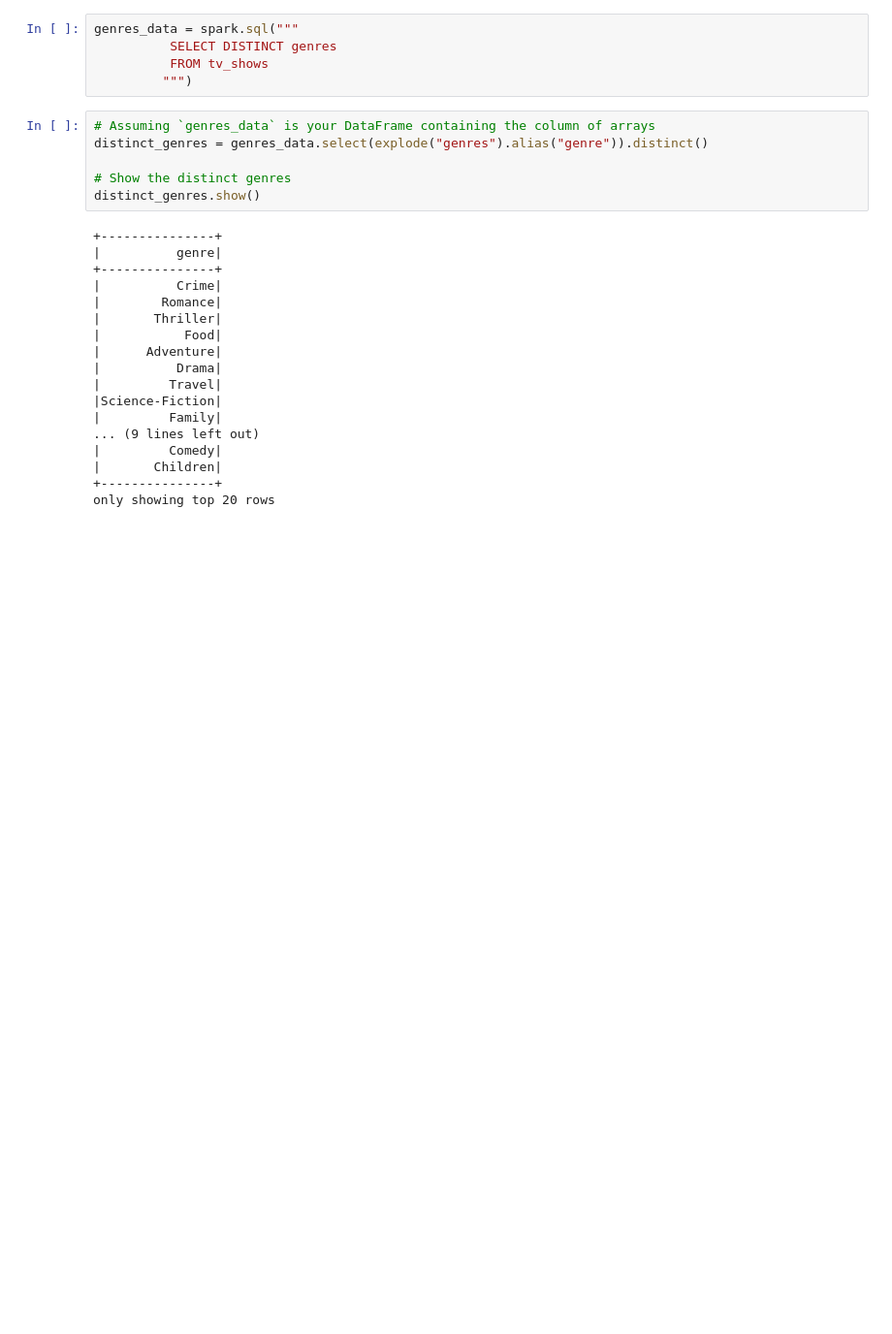
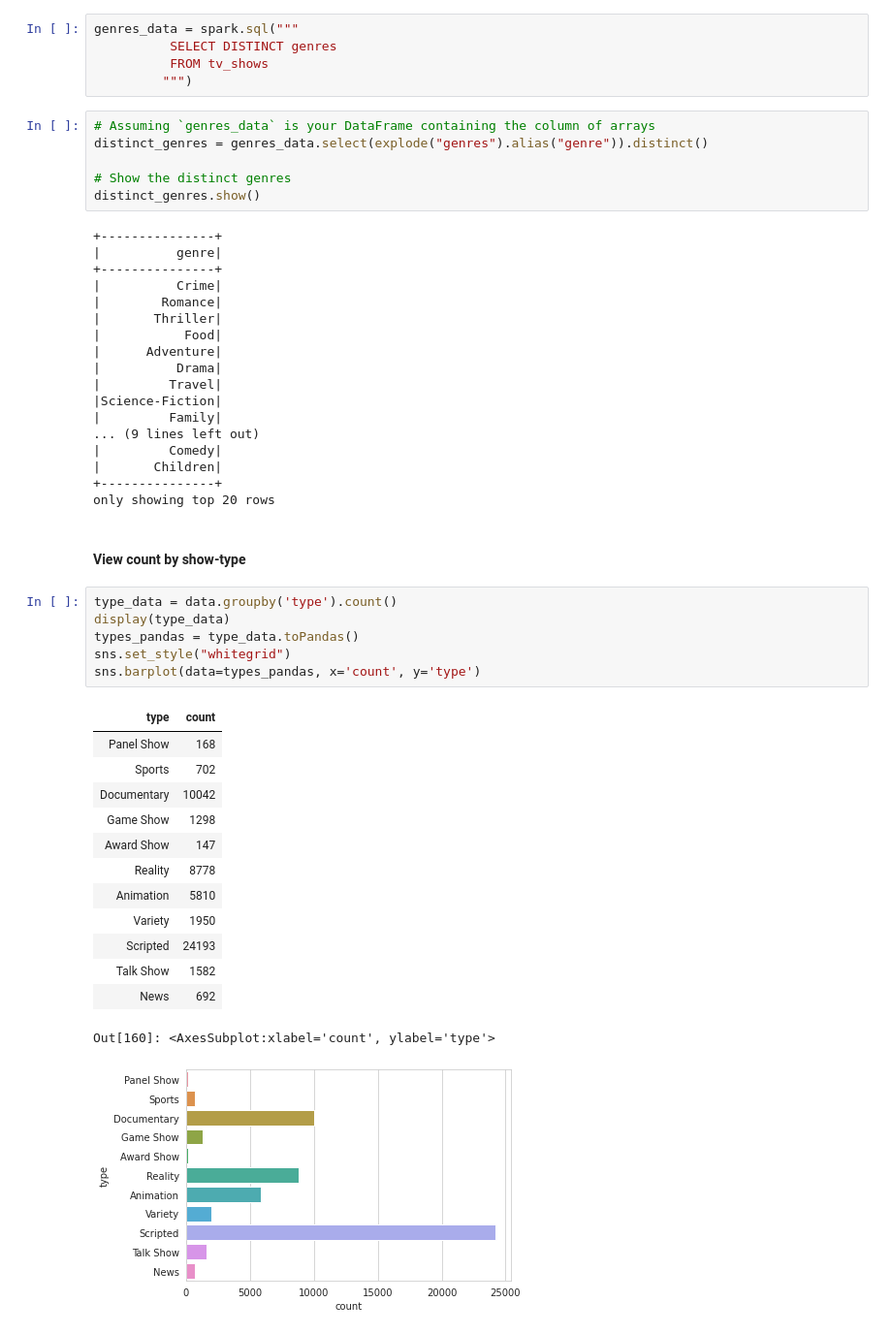
Before and after one commit to robbfox/pyspark, a Jupyter notebook: RFoxWeek 7 - mini-project.ipynb, the cells around one changed output. Shown at 97% size. Saved outputs shown, nothing was run; the diff lists cells and outputs as text; blank space fills up the shorter version.

```diff
--- a/RFoxWeek 7 - mini-project.ipynb
+++ b/RFoxWeek 7 - mini-project.ipynb
@@ -103,3 +149,26 @@ distinct_genres.show()
 |       Children|
 +---------------+
 only showing top 20 rows
+# %% [markdown]
+#### View count by show-type
+# %%
+type_data = data.groupby('type').count()
+display(type_data)
+types_pandas = type_data.toPandas()
+sns.set_style("whitegrid")
+sns.barplot(data=types_pandas, x='count', y='type')
+# %% [output]
+| type | count |
+| Panel Show | 168 |
+| Sports | 702 |
+| Documentary | 10042 |
+| Game Show | 1298 |
+| Award Show | 147 |
+| Reality | 8778 |
+| Animation | 5810 |
+| Variety | 1950 |
+| Scripted | 24193 |
+| Talk Show | 1582 |
+| News | 692 |
+Out[160]: <AxesSubplot:xlabel='count', ylabel='type'>
+[figure, added]
```
Also changed, not shown: parts of 16 cells of this notebook.
